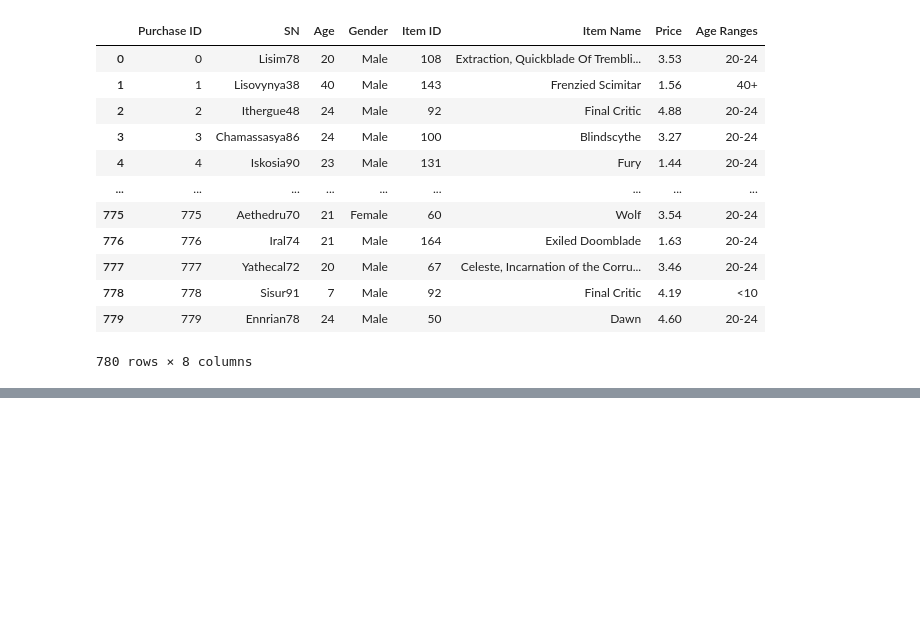
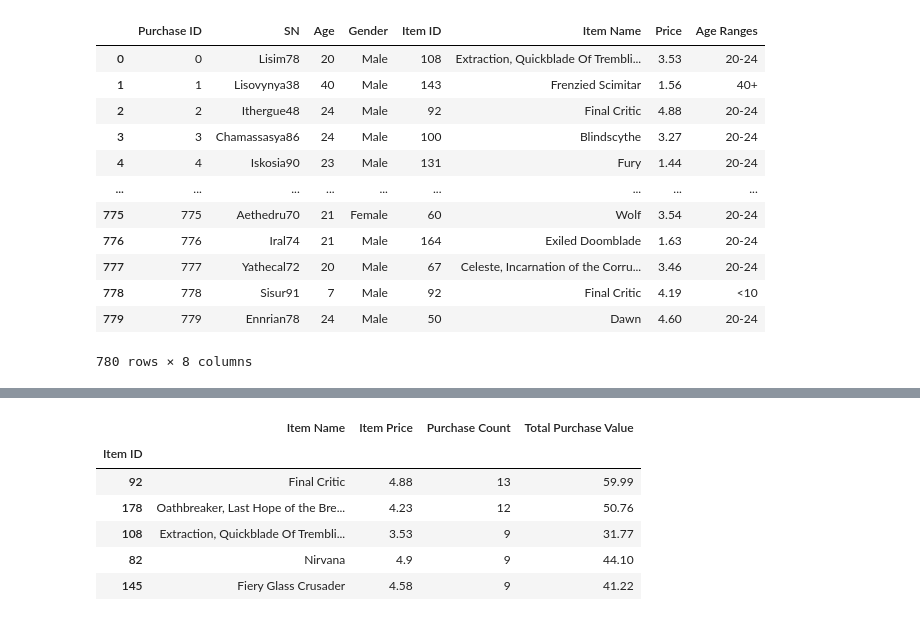
Before and after one commit to hannahduncan/pandas-challenge, a Jupyter notebook: HeroesOfPymoli/main.ipynb, the cells around one changed output, grey strips where cells are left out. Drawn from its saved outputs; the diff is of its cells as text; code cells hidden in the pictures; blank space fills up the shorter version.

```diff
--- a/HeroesOfPymoli/main.ipynb
+++ b/HeroesOfPymoli/main.ipynb
@@ -299,0 +312,18 @@ age_purchase_df
+# %%
+spenders_list = []
+spenders_dict = {}
+
+for i in range(len(unique_users)):
+    SN = unique_users[i]
+    individual_player_df = game_df.loc[game_df["SN"]==SN,:]
+    purchases = individual_player_df["Item ID"].count()
+    totalPurchasePrice = individual_player_df["Price"].sum()
+    avgPurchases = round(totalPurchasePrice/purchases,2)
+    spenders_dict = {"SN":SN, "Purchase Count":purchases, "Average Purchase Price":avgPurchases, "Total Purchase Value":totalPurchasePrice}
+    spenders_list.append(spenders_dict)
+
+spenders_df = pd.DataFrame(spenders_list)
+spenders_df = spenders_df.sort_values("Total Purchase Value",ascending = False)
+
+spenders_df = spenders_df.set_index("SN")
+spenders_df.head()
@@ -299,0 +357,28 @@ age_purchase_df
+# %%
+items_list = []
+items_dict = {}
+item_name_list = []
+
+for i in range(len(unique_items_list)):
+    itemID = int(unique_items_list[i])
+    individual_item_df = game_df.loc[game_df["Item ID"]==itemID,:]
+    itemPurchases = individual_item_df["Item Name"].count()
+    totalItemPurchasePrice = individual_item_df["Price"].sum()
+    items_dict = {"Item ID":itemID, "Purchase Count":itemPurchases, "Total Purchase Value":totalItemPurchasePrice}
+    items_list.append(items_dict)
+
+items_df = pd.DataFrame(items_list)
+items_df = items_df.set_index("Item ID")
+
+top_items_merged_df = pd.merge(unique_items_df,items_df,on="Item ID")
+top_items_merged_df = top_items_merged_df.set_index("Item ID")
+top_items_merged_df = top_items_merged_df.sort_values(["Purchase Count"],ascending = False)
+top_items_merged_df.head()
+# %% [output]
+|  | Item Name | Item Price | Purchase Count | Total Purchase Value |
+| Item ID |  |  |  |  |
+| 92 | Final Critic | 4.88 | 13 | 59.99 |
+| 178 | Oathbreaker, Last Hope of the Bre... | 4.23 | 12 | 50.76 |
+| 108 | Extraction, Quickblade Of Trembli... | 3.53 | 9 | 31.77 |
+| 82 | Nirvana | 4.9 | 9 | 44.10 |
+| 145 | Fiery Glass Crusader | 4.58 | 9 | 41.22 |
```
Also changed, not shown: parts of 4 cells of this notebook.
